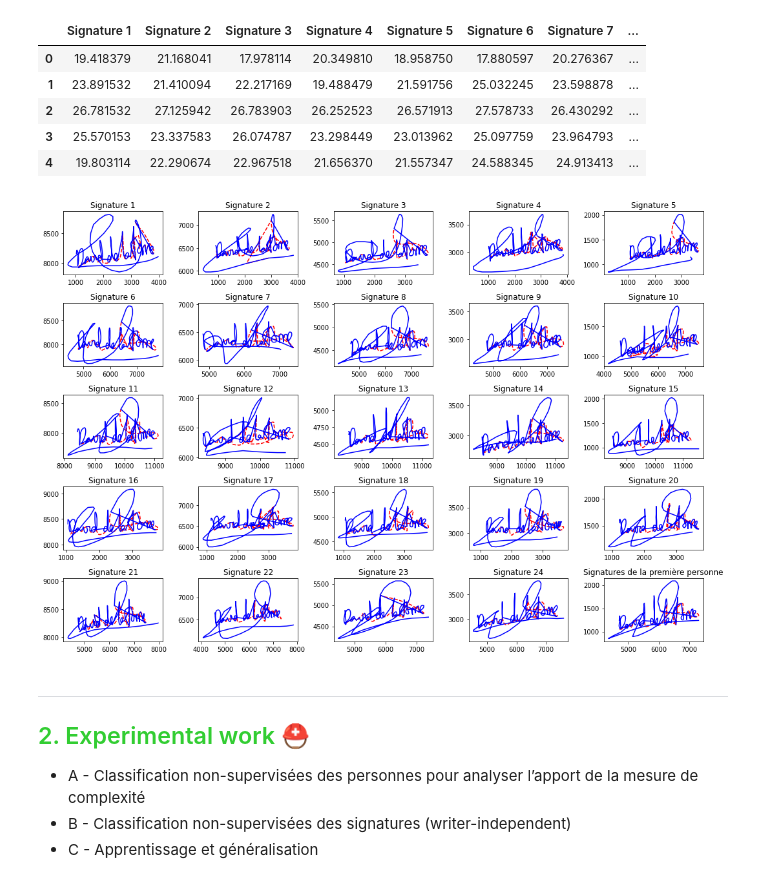
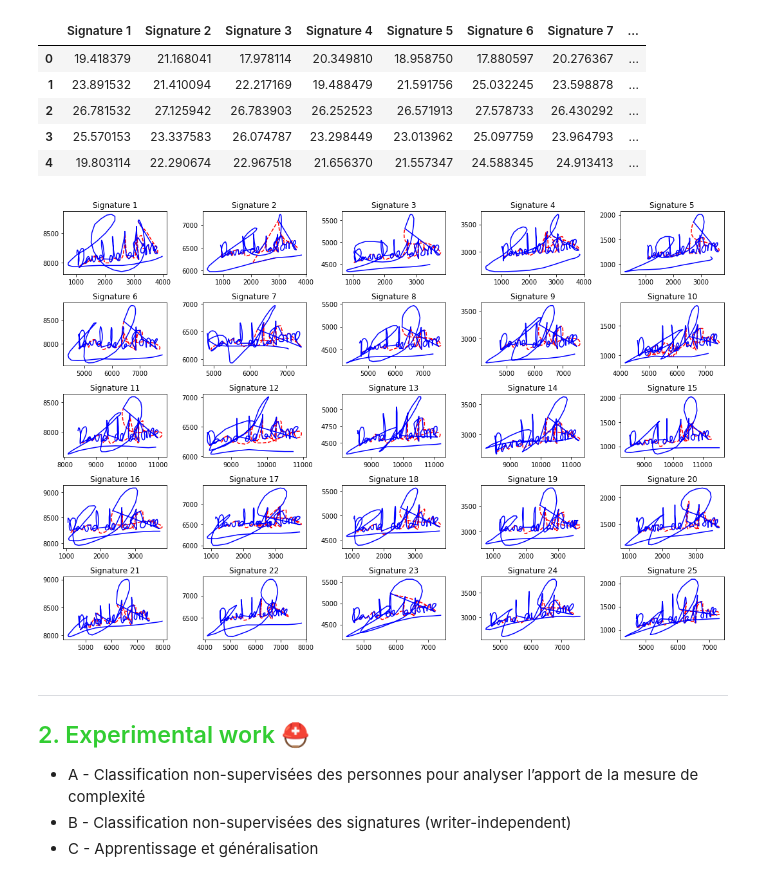
Before and after one commit to Ohm-T/Unsupervised-Classification, a Jupyter notebook: Project_2_Analysis_of_handwritten_signatures_for_identity_verification_identity_verification.ipynb, the cells around one changed output. Drawn from its saved outputs; the diff is of its cells as text; code cells hidden in the pictures.

```diff
--- a/Project_2_Analysis_of_handwritten_signatures_for_identity_verification_identity_verification.ipynb
+++ b/Project_2_Analysis_of_handwritten_signatures_for_identity_verification_identity_verification.ipynb
@@ -33,8 +47,13 @@ complex_8G.columns = signatures
 complex_24G.columns = signatures
 
 # Réglé : pb de str avec , => to float avec .
-for i in complex_4G.columns:
-  complex_4G[i] = complex_4G[i].str.replace(',', '.').astype(float)
-  complex_8G[i] = complex_8G[i].str.replace(',', '.').astype(float)
-  complex_24G[i] = complex_24G[i].str.replace(',', '.').astype(float)
+try:
+  for i in complex_4G.columns:
+    complex_4G[i] = complex_4G[i].str.replace(',', '.').astype(float)
+    complex_8G[i] = complex_8G[i].str.replace(',', '.').astype(float)
+    complex_24G[i] = complex_24G[i].str.replace(',', '.').astype(float)
+
+except Exception:
+    pass
+    print("ignored the exception")
 # %% [output]
@@ -51,19 +70,21 @@ complex_24G.head()
 # %%
 # Données signatures
 fig, axes = plt.subplots(5,5, figsize=(15,10))
 for i,ax in enumerate(axes.flat):
   dt = pd.read_table('drive/MyDrive/Colab/Handwritten_sig/BD/2v{}.txt'.format(i), sep=' ', header=None)
   dt.columns = ['X', 'Y', 'P', 'Az', 'Al']
   dt_air = dt[dt['P'] == 0 ]
   dt_feuille = dt[dt['P'] != 0 ]
   ax.plot(dt_air['X'], dt_air['Y'], "r--")
   ax.plot(dt_feuille['X'], dt_feuille['Y'], "b")
   ax.set_title('Signature {}'.format(i+1))
-plt.title('Signatures de la première personne')
+
+#fig.suptitle('Signatures de la première personne', fontsize=16)
 fig.tight_layout()
+
 plt.show()
 # %% [output]
-[figure, old version]
+[figure, new version]
 # %% [markdown]
 ---
 ## <font color='LimeGreen'> 2.   Experimental work ⛑ </font>
```
Also changed, not shown: parts of 29 cells of this notebook.
